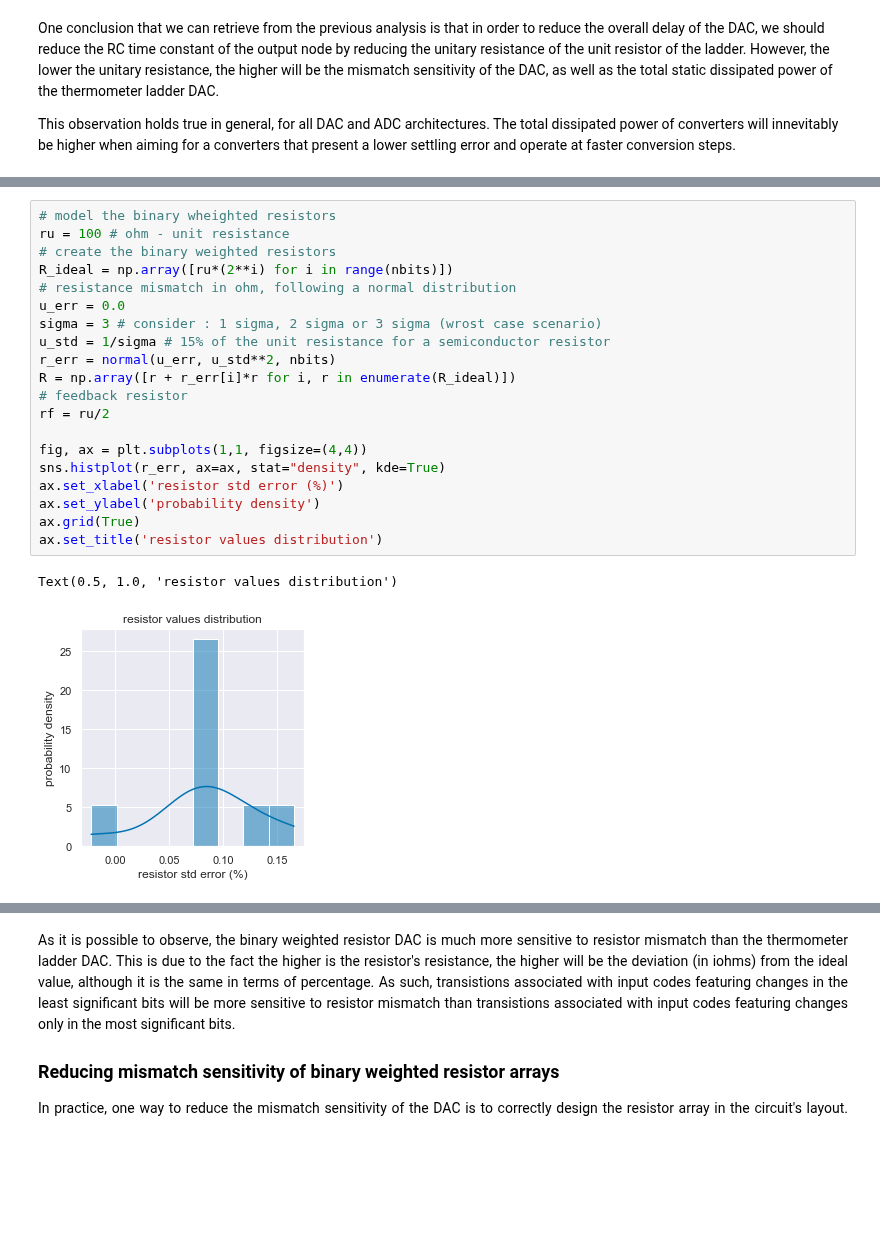
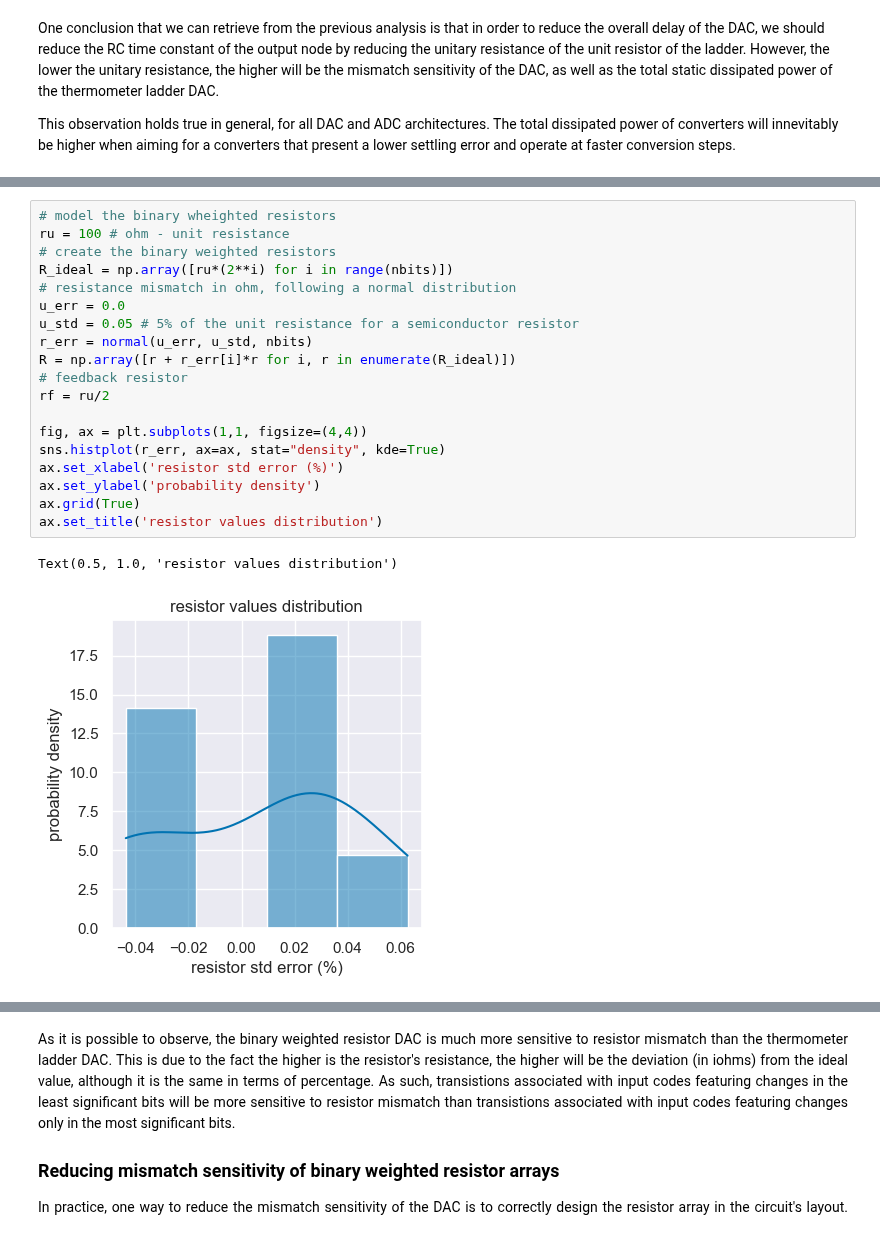
Before and after one commit to das-dias/signal-converters-notebooks, a Jupyter notebook: practical_classes/practical_class_6.ipynb, the cells around one changed output, grey strips where cells are left out. Cells and saved outputs as stored; diff of their text form; blank space fills up the shorter version.

```diff
--- a/practical_classes/practical_class_6.ipynb
+++ b/practical_classes/practical_class_6.ipynb
@@ -292,26 +290,25 @@ ax[1].grid(True); ax[0].grid(True)
 # %%
 # model the binary wheighted resistors
 ru = 100 # ohm - unit resistance
 # create the binary weighted resistors
 R_ideal = np.array([ru*(2**i) for i in range(nbits)])
 # resistance mismatch in ohm, following a normal distribution
 u_err = 0.0
-sigma = 3 # consider : 1 sigma, 2 sigma or 3 sigma (wrost case scenario)
-u_std = 1/sigma # 15% of the unit resistance for a semiconductor resistor
-r_err = normal(u_err, u_std**2, nbits)
+u_std = 0.05 # 5% of the unit resistance for a semiconductor resistor
+r_err = normal(u_err, u_std, nbits)
 R = np.array([r + r_err[i]*r for i, r in enumerate(R_ideal)])
 # feedback resistor
 rf = ru/2
 
 fig, ax = plt.subplots(1,1, figsize=(4,4))
 sns.histplot(r_err, ax=ax, stat="density", kde=True)
 ax.set_xlabel('resistor std error (%)')
 ax.set_ylabel('probability density')
 ax.grid(True)
 ax.set_title('resistor values distribution')
 # %% [output]
 Text(0.5, 1.0, 'resistor values distribution')
-[figure, old version]
+[figure, new version]
 # %%
 # convert the codes from decimal to binary,
 # and get the indexes of the resistor
```
Also changed, not shown: parts of 23 cells of this notebook, 7 other files.
